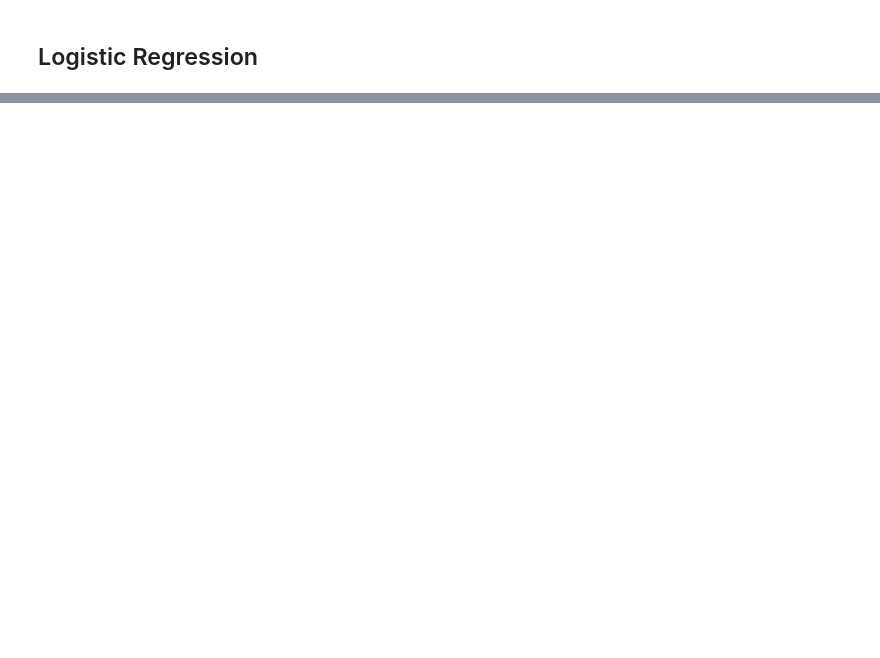
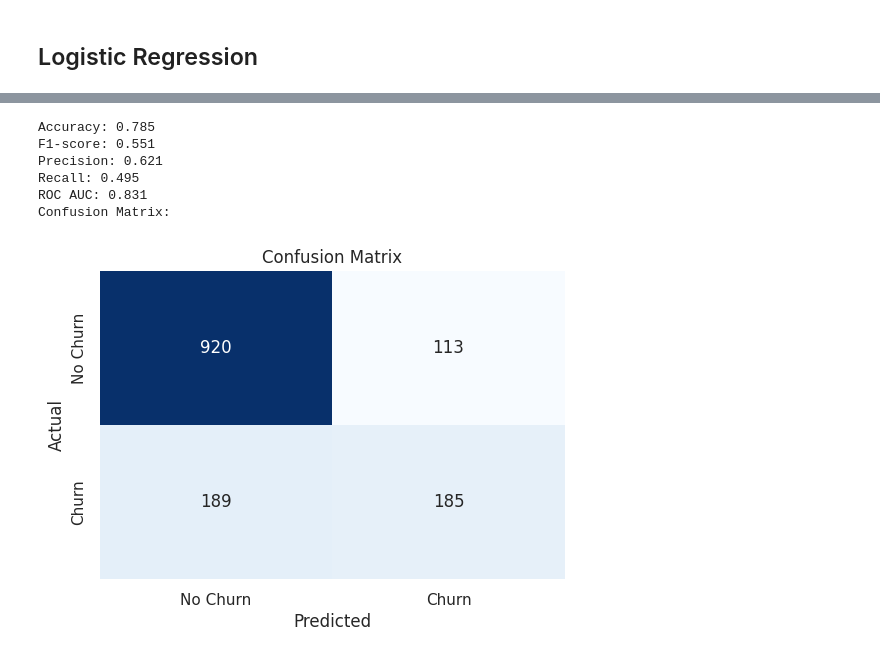
Before and after one commit to mille055/AIPI590-XAI, a Jupyter notebook: Assignments/03_Interpretable_AI.ipynb, the cells around one changed output, grey strips where cells are left out. Saved outputs shown, nothing was run; the diff lists cells and outputs as text; code cells hidden in the pictures; blank space fills up the shorter version.

```diff
--- a/Assignments/03_Interpretable_AI.ipynb
+++ b/Assignments/03_Interpretable_AI.ipynb
@@ -453,0 +461,70 @@ accuracy, precision, recall
+# %%
+# Get X and y from df_log
+logX = df_log.drop('Churn', axis=1)
+logy = df_log['Churn']
+
+# Split the data into training and testing sets
+X_train, X_test, y_train, y_test = train_test_split(logX, logy, test_size=0.2, random_state=42)
+
+# Standardize the features
+scaler = StandardScaler()
+X_train = scaler.fit_transform(X_train)
+X_test = scaler.transform(X_test)
+
+# Initialize logistic regression model
+logistic_model = LogisticRegression(max_iter=1000)
+
+# Train the logistic regression model
+logistic_model.fit(X_train, y_train)
+
+# Make predictions
+y_pred = logistic_model.predict(X_test)
+y_prob = logistic_model.predict_proba(X_test)[:, 1]  # Predicted probabilities
+
+# Evaluate the model
+accuracy = accuracy_score(y_test, y_pred)
+precision = precision_score(y_test, y_pred)
+recall = recall_score(y_test, y_pred)
+f1 = f1_score(y_test, y_pred)
+roc_auc = roc_auc_score(y_test, y_prob)
+conf_matrix = confusion_matrix(y_test, y_pred)
+
+# Display results
+print(f"Accuracy: {round(accuracy,3)}")
+print(f"F1-score: {round(f1, 3)}")
+print(f"Precision: {round(precision,3)}")
+print(f"Recall: {round(recall,3)}")
+print(f"ROC AUC: {round(roc_auc,3)}")
+print("Confusion Matrix:")
+
+# Create a heatmap for the confusion matrix
+plt.figure(figsize=(6,4))
+sns.heatmap(conf_matrix, annot=True, fmt='d', cmap='Blues', cbar=False,
+            xticklabels=['No Churn', 'Churn'],
+            yticklabels=['No Churn', 'Churn'])
+plt.xlabel('Predicted')
+plt.ylabel('Actual')
+plt.title('Confusion Matrix')
+plt.show()
+
+
+# logistic_model = LogisticRegression(max_iter=1000)
+# logistic_model.fit(X_train, y_train)
+
+# # Make predictions on the test set
+# y_pred_logistic = logistic_model.predict(X_test)
+# y_pred_logistic_proba = logistic_model.predict_proba(X_test)[:, 1]
+
+# # Evaluate the models
+
+# accuracy = accuracy_score(y_test, y_pred_logistic)
+# precision = precision_score(y_test, y_pred_logistic)
+# recall = recall_score(y_test, y_pred_logistic)
+# %% [output]
+Accuracy: 0.785
+F1-score: 0.551
+Precision: 0.621
+Recall: 0.495
+ROC AUC: 0.831
+Confusion Matrix:
+[figure, added]
```
Also changed, not shown: parts of 11 cells of this notebook.
